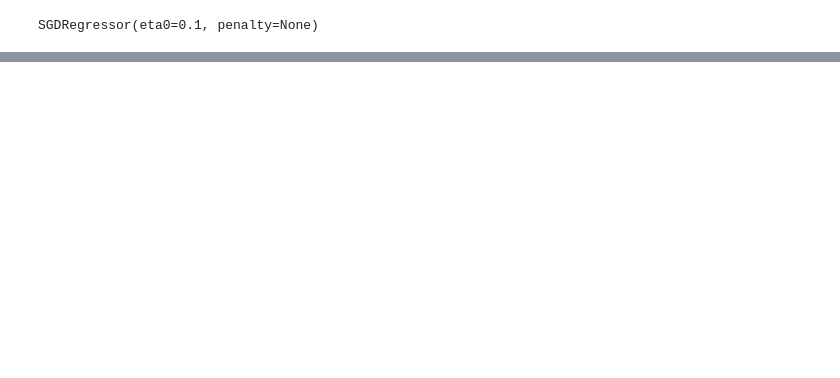
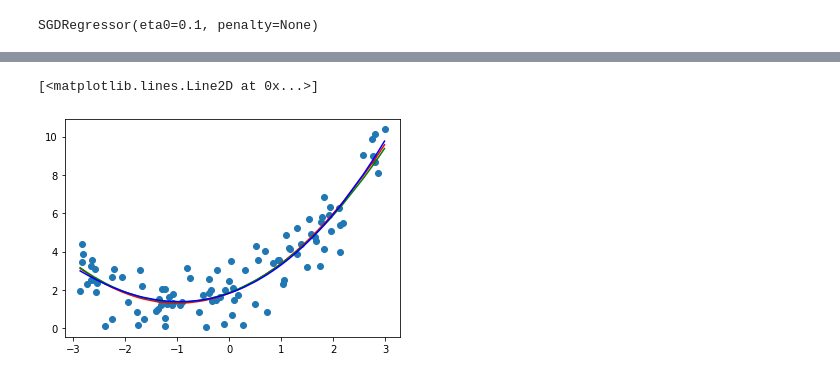
Before and after one commit to smitbose/practise-handsonbook, a Jupyter notebook: Ch 4 - Training Models.ipynb, the cells around one changed output, grey strips where cells are left out. Cells and saved outputs as stored; diff of their text form; code cells hidden in the pictures; blank space fills up the shorter version.

```diff
--- a/Ch 4 - Training Models.ipynb
+++ b/Ch 4 - Training Models.ipynb
@@ -308,0 +309,21 @@ plt.plot(Xs,y_ridge,"b-")
+# %%
+from sklearn.linear_model import ElasticNet
+
+enet_pipeline = Pipeline([
+    ('poly', PolynomialFeatures(degree=2, include_bias=False)),
+    ('ereg', ElasticNet(alpha=0.1, l1_ratio=0.5))
+])
+
+enet_pipeline.fit(X,y)
+y_enet = enet_pipeline.predict(X)
+# %%
+plt.scatter(X,y)
+plt.plot(Xs,ys,"r-")
+#y_ridge = ridge_reg.predict(X)
+y_enet = np.array(y_enet)[order]
+y_enet.resize((100))
+plt.plot(Xs,y_enet,"g-")
+plt.plot(Xs,y_ridge,"b-")
+# %% [output]
+[<matplotlib.lines.Line2D at 0x...>]
+[figure, added]
```
Also changed, not shown: parts of 22 cells of this notebook.
